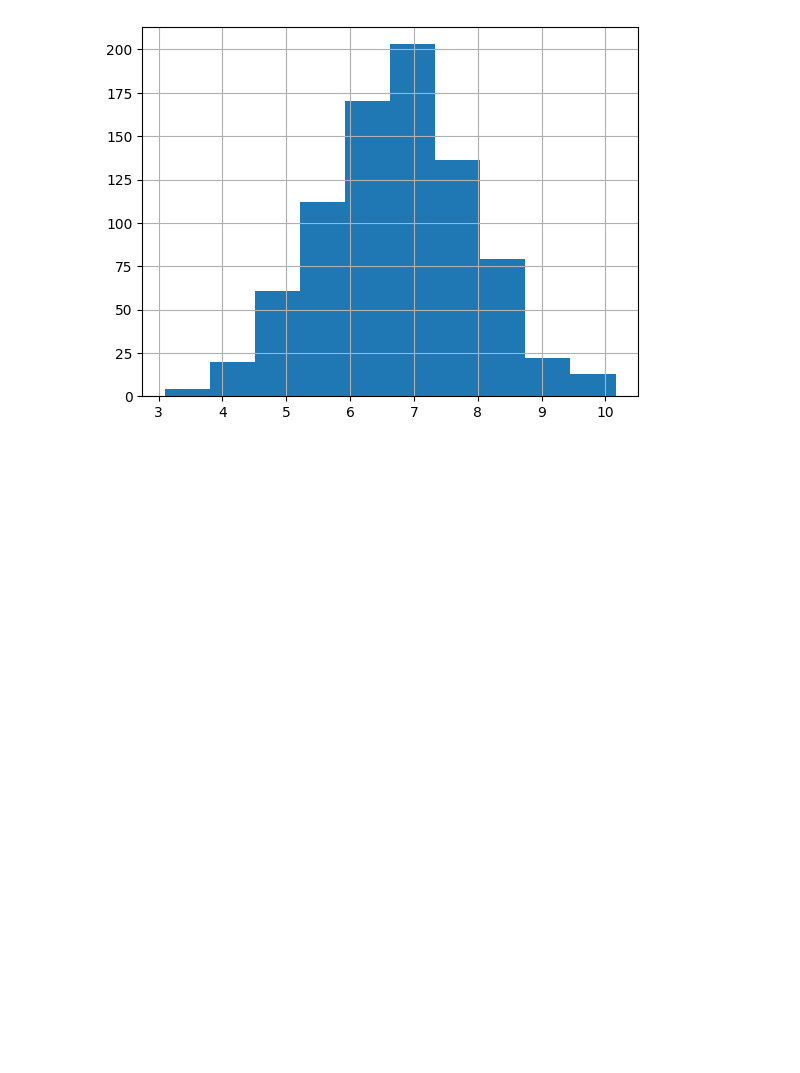
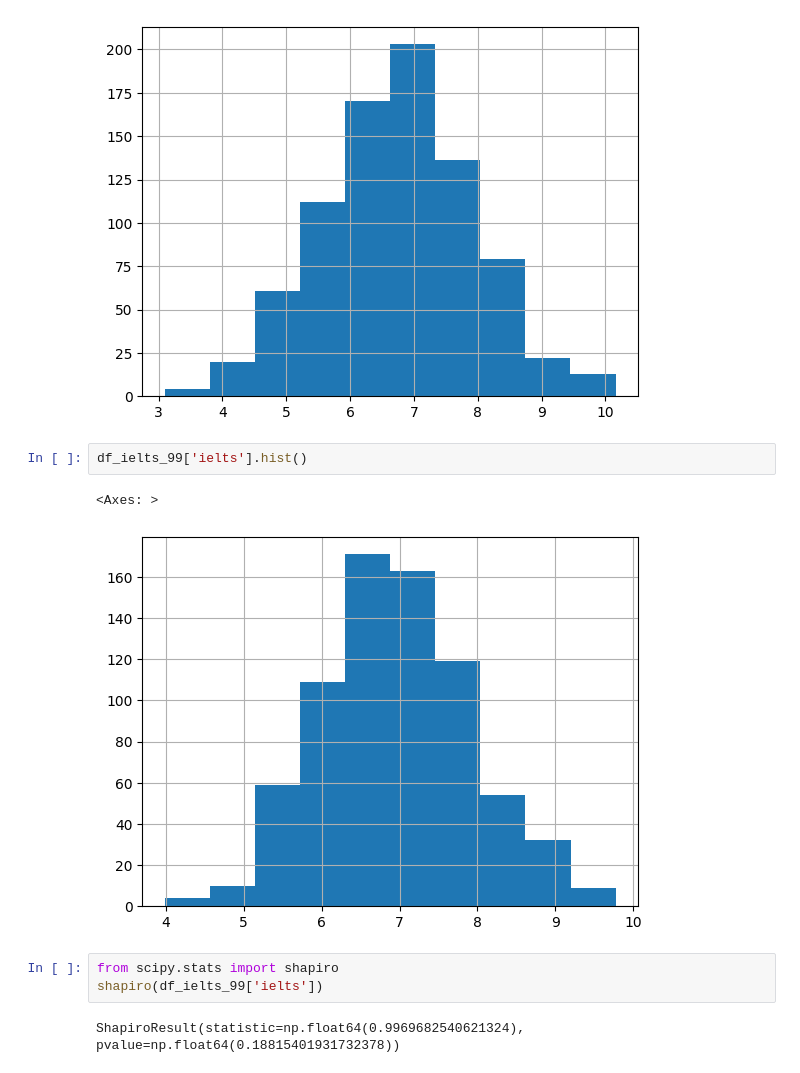
Before and after one commit to mahursh/NotesOnML, a Jupyter notebook: statistics.ipynb, the cells around one changed output. Drawn from its saved outputs; the diff is of its cells as text; blank space fills up the shorter version.

```diff
--- a/statistics.ipynb
+++ b/statistics.ipynb
@@ -69,3 +70,13 @@ df_ielts_98['ielts'].hist()
 # %% [output]
 <Axes: >
 [figure]
+# %%
+df_ielts_99['ielts'].hist()
+# %% [output]
+<Axes: >
+[figure, added]
+# %%
+from scipy.stats import shapiro
+shapiro(df_ielts_99['ielts'])
+# %% [output]
+ShapiroResult(statistic=np.float64(0.9969682540621324), pvalue=np.float64(0.18815401931732378))
```
Also changed, not shown: parts of 1 cell of this notebook.
